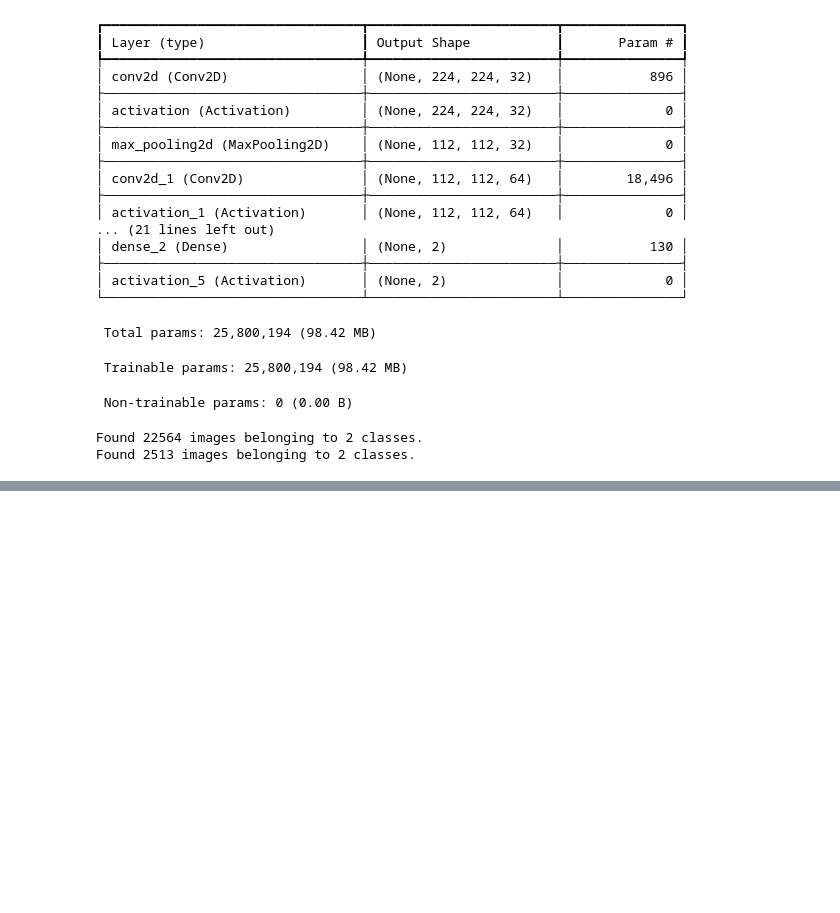
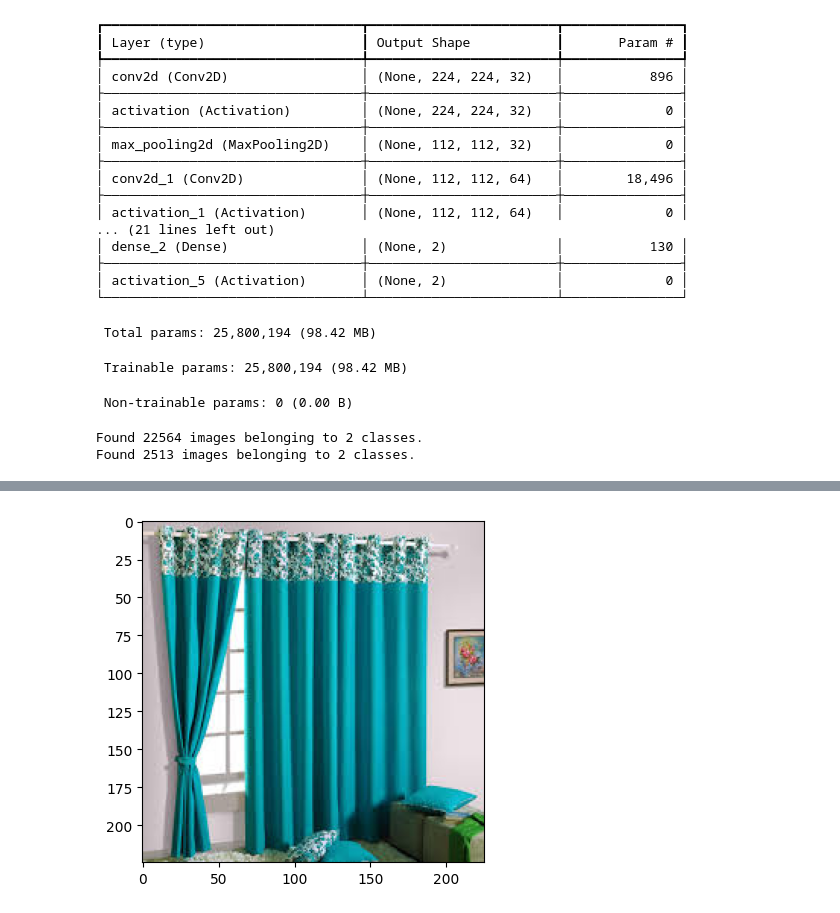
Before and after one commit to NishhGowda/Waste_Classification_CNN-model, a Jupyter notebook: wasteclassification.ipynb, the cells around one changed output, grey strips where cells are left out. Saved outputs shown, nothing was run; the diff lists cells and outputs as text; code cells hidden in the pictures; blank space fills up the shorter version.

```diff
--- a/wasteclassification.ipynb
+++ b/wasteclassification.ipynb
@@ -239,0 +278,4 @@ Epoch 10/10
+# %%
+test_img = cv2.imread('Dataset/DATASET/TEST/R/R_10250.jpg')
+predict_fun(test_img)
+# %% [output]
@@ -239,0 +284 @@ Epoch 10/10
+[figure, added]
```
Also changed, not shown: parts of 11 cells of this notebook.
